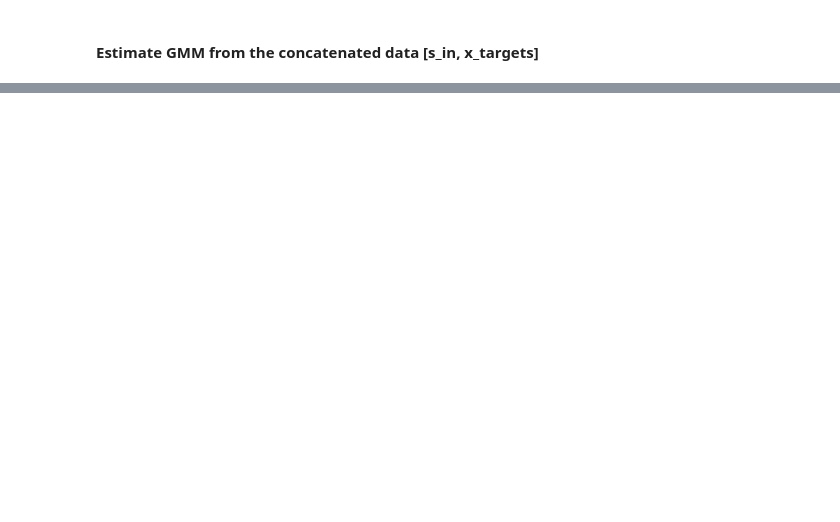
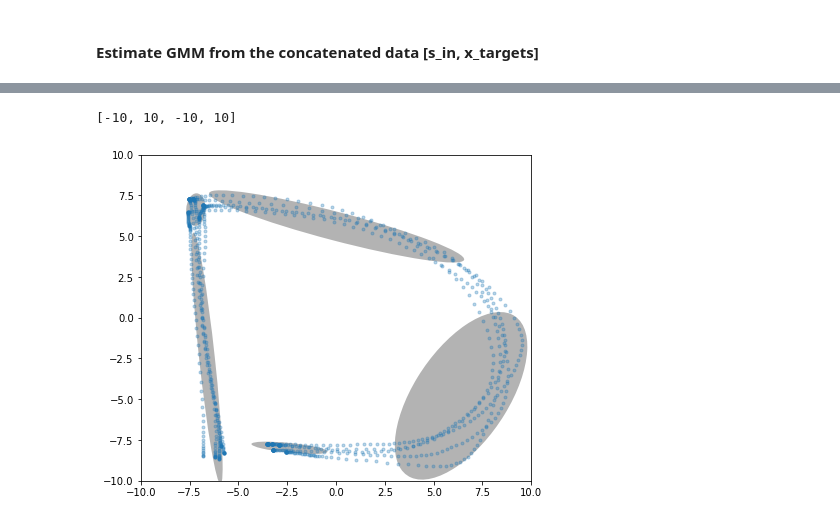
Before and after one commit to fabienjammes/ee613-python, a Jupyter notebook: python notebooks/Subspace Clustering.ipynb, the cells around one changed output, grey strips where cells are left out. Drawn from its saved outputs; the diff is of its cells as text; code cells hidden in the pictures; blank space fills up the shorter version.

```diff
--- a/python notebooks/Subspace Clustering.ipynb
+++ b/python notebooks/Subspace Clustering.ipynb
@@ -46,0 +78,10 @@ plt.axis([-10,10,-10,10])
+# %%
+%matplotlib inline
+fig = plt.figure(figsize=(7,6))
+ax = fig.subplots()
+plt.plot(Y[:,2], Y[:,3], '.', alpha=0.3)
+plot_GMM(gmm.means_[:,2:], gmm.covariances_[:,2:,2:],ax)
+plt.axis([-10,10,-10,10])
+# %% [output]
+[-10, 10, -10, 10]
+[figure, added]
```
Also changed, not shown: parts of 7 cells of this notebook, 3 other files.
